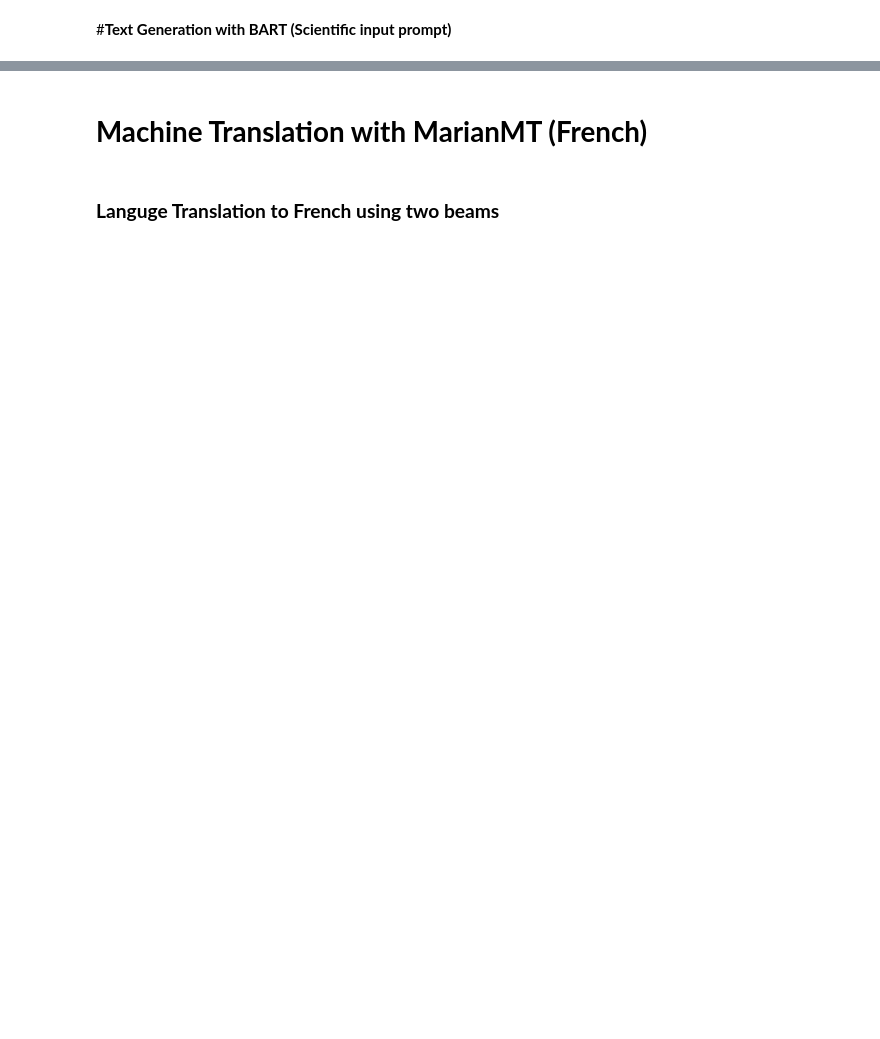
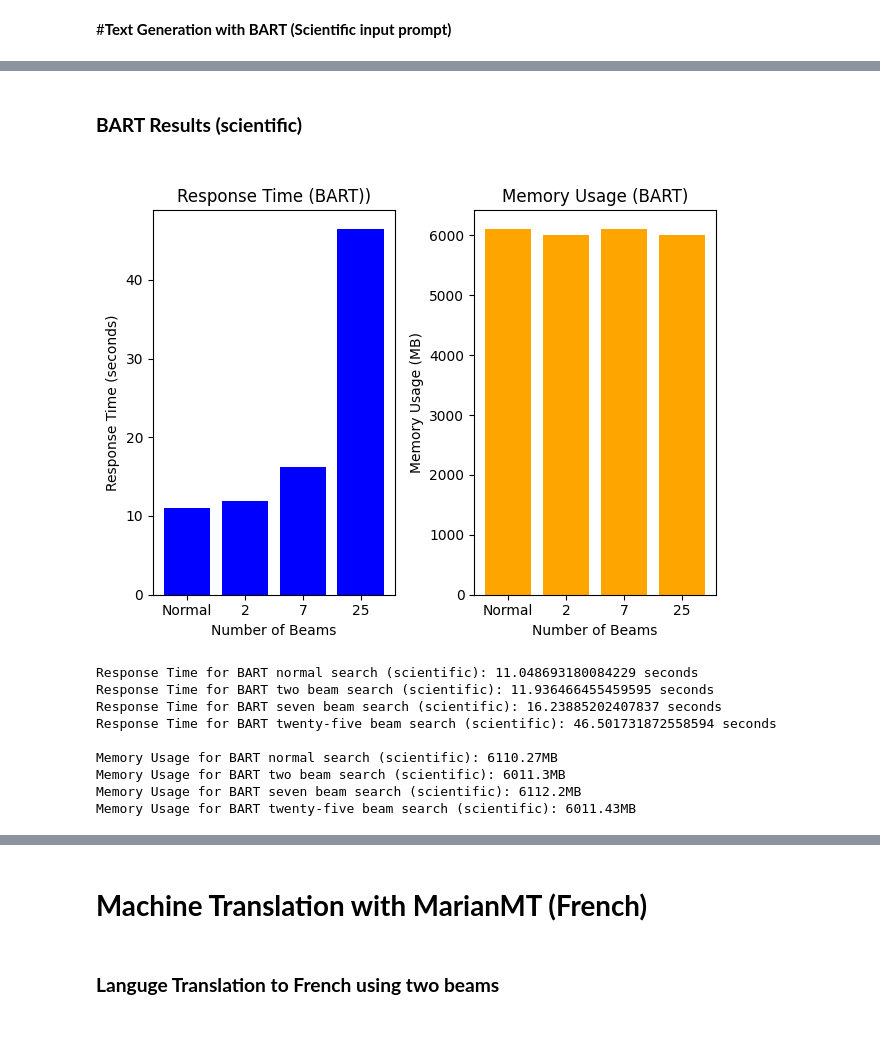
Before and after one commit to pureskill714/ICT3102-assignment2, a Jupyter notebook: 3102Assignment2.ipynb, the cells around one changed output, grey strips where cells are left out. Drawn from its saved outputs; the diff is of its cells as text; code cells hidden in the pictures; blank space fills up the shorter version.

```diff
--- a/3102Assignment2.ipynb
+++ b/3102Assignment2.ipynb
@@ -1606,0 +1741,67 @@ Memory Usage: 3602.75 MB
+# %% [markdown]
+<h3><b>BART Results (scientific)</b><h3>
+# %%
+import matplotlib.pyplot as plt
+
+# put the memory usage of using one beam to float variable
+bart_m2_scientific = float(f"{max(memory_used_bart_twoBeam_scientific):.2f}")
+
+# put the memory usage of using seven beams to float variable
+bart_m7_scientific = float(f"{max(memory_used_bart_sevenBeam_scientific):.2f}")
+
+# put the memory usage of using twenty-five beam to float variable
+bart_m25_scientific = float(f"{max(memory_used_bart_twentyFiveBeam_scientific):.2f}")
+
+# put the memory usage of normal search to float variable
+bart_mNormal_scientific = float(f"{max(memory_used_bart_normalSearch_scientific):.2f}")
+
+# Sample data for the first graph
+num_beams_1 = ["Normal","2","7","25"]
+response_time = [response_time_bart_normalSearch_scientific,response_time_bart_twoBeam_scientific,response_time_bart_sevenBeam_scientific,response_time_bart_twentyFiveBeam_scientific]  # in seconds
+
+# Sample data for the second graph
+num_beams_2 = ["Normal","2","7","25"]
+memory_usage = [bart_mNormal_scientific,bart_m2_scientific,bart_m7_scientific,bart_m25_scientific]  # in mb
+
+# Create two subplots side by side
+plt.subplot(1, 2, 1)  # 1 row, 2 columns, 1st subplot
+plt.bar(num_beams_1, response_time, color='blue')
+plt.xlabel('Number of Beams')
+plt.ylabel('Response Time (seconds)')
+plt.title('Response Time (BART))')
+
+plt.subplot(1, 2, 2)  # 1 row, 2 columns, 2nd subplot
+plt.bar(num_beams_2, memory_usage, color='orange')
+plt.xlabel('Number of Beams')
+plt.ylabel('Memory Usage (MB)')
+plt.title('Memory Usage (BART)')
+
+# Adjust layout for better visualization
+plt.tight_layout()
+
+# Display the graphs
+plt.show()
+
+
+print(f"Response Time for BART normal search (scientific): {response_time_bart_normalSearch_scientific} seconds")
+print(f"Response Time for BART two beam search (scientific): {response_time_bart_twoBeam_scientific} seconds")
+print(f"Response Time for BART seven beam search (scientific): {response_time_bart_sevenBeam_scientific} seconds")
+print(f"Response Time for BART twenty-five beam search (scientific): {response_time_bart_twentyFiveBeam_scientific} seconds")
+
+print("")
+
+print(f"Memory Usage for BART normal search (scientific): {bart_mNormal_scientific}MB")
+print(f"Memory Usage for BART two beam search (scientific): {bart_m2_scientific}MB")
+print(f"Memory Usage for BART seven beam search (scientific): {bart_m7_scientific}MB")
+print(f"Memory Usage for BART twenty-five beam search (scientific): {bart_m25_scientific}MB")
+# %% [output]
+[figure, added]
+Response Time for BART normal search (scientific): 11.048693180084229 seconds
+Response Time for BART two beam search (scientific): 11.936466455459595 seconds
+Response Time for BART seven beam search (scientific): 16.23885202407837 seconds
+Response Time for BART twenty-five beam search (scientific): 46.501731872558594 seconds
+
+Memory Usage for BART normal search (scientific): 6110.27MB
+Memory Usage for BART two beam search (scientific): 6011.3MB
+Memory Usage for BART seven beam search (scientific): 6112.2MB
+Memory Usage for BART twenty-five beam search (scientific): 6011.43MB
```
Also changed, not shown: parts of 86 cells of this notebook.
